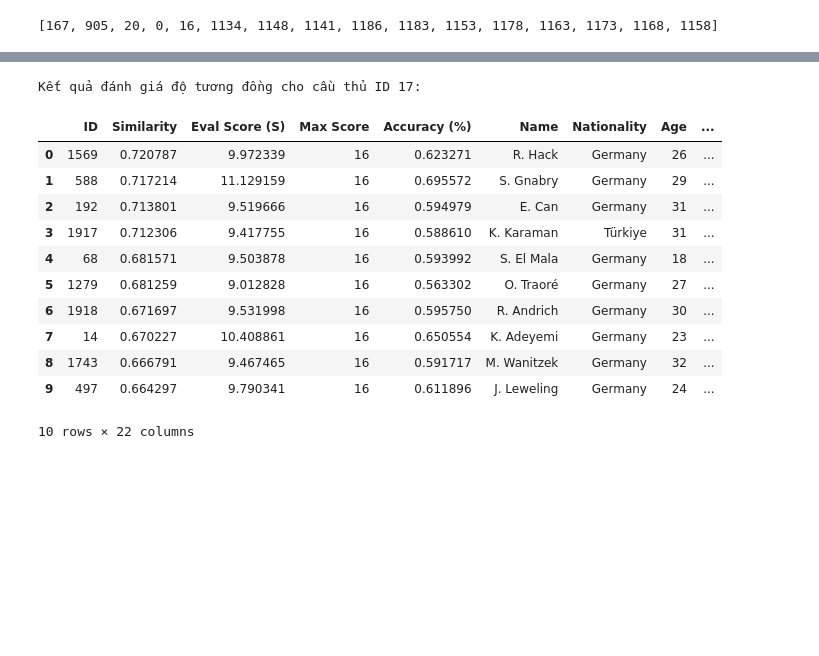
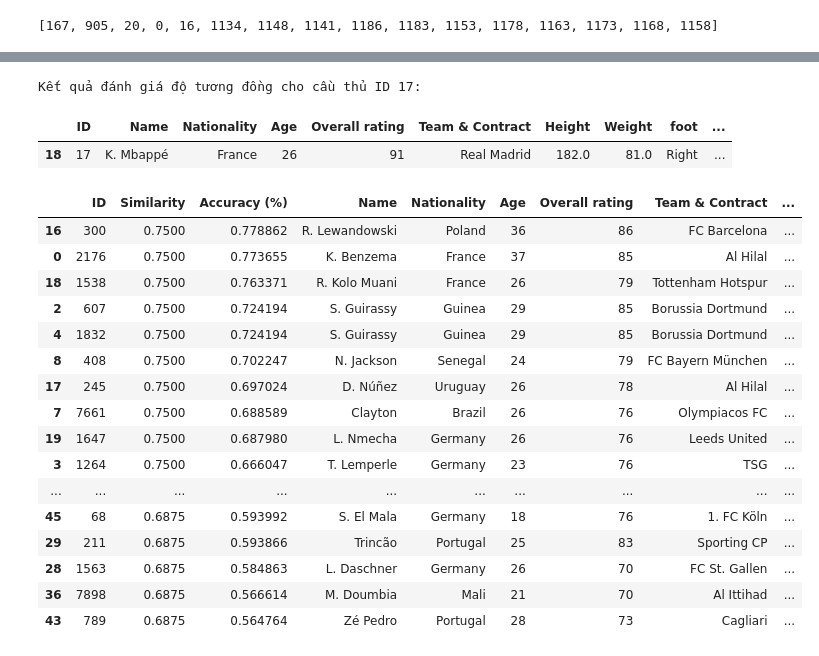
Before and after one commit to Cahoii/playerSimilarity_LDM, a Jupyter notebook: main.ipynb, the cells around one changed output, grey strips where cells are left out. Drawn from its saved outputs; the diff is of its cells as text; code cells hidden in the pictures; blank space fills up the shorter version.

```diff
--- a/main.ipynb
+++ b/main.ipynb
@@ -646,9 +505,0 @@ Saved 11,810 embeddings to ./data/player_embeddings.db
-# %%
-query_id = 17
-player_info = df.loc[df["ID"] == query_id]
-
-if player_info.empty:
-    print(f"Không tìm thấy cầu thủ có ID = {query_id}")
-else:
-    display(player_info)
-find_similar_players(query_id, top_n=10)
@@ -669,5 +506,6 @@ find_similar_players(query_id, top_n=10)
 # %%
 from IPython.display import display
+
 def calculate_evaluation_score(query_id, similar_df):
     # Lấy thông tin cầu thủ query từ dataframe gốc
     query_row = df.loc[df['ID'] == query_id].iloc[0]
@@ -694,50 +532,58 @@ def calculate_evaluation_score(query_id, similar_df):
                 q_val = float(query_row[col])
                 c_val = float(candidate_row[col])
 
                 # Xử lý trường hợp cả 2 đều bằng 0
                 if q_val == 0 and c_val == 0:
                     S += 1.0
                 elif max(q_val, c_val) != 0:
                     S += min(q_val, c_val) / max(q_val, c_val)
             except (ValueError, TypeError):
                 pass # Bỏ qua nếu dữ liệu lỗi
         scores.append(S)
 
     # Tạo bản sao của dataframe kết quả để thêm cột điểm
     result_df = similar_df.copy()
 
     # Số lượng features
     total_features = len(cat_features) + len(num_features)
 
-    # Chèn cột Evaluation Score (S)
-    result_df.insert(2, 'Eval Score (S)', scores)
+    # Chèn thêm cột Độ chính xác (%)
+    accuracies = [s / total_features for s in scores]
+    result_df.insert(2, 'Accuracy (%)', accuracies)
 
-    # Chèn cột Max Score để dễ so sánh
-    result_df.insert(3, 'Max Score', total_features)
-
-    # Chèn thêm cột Độ chính xác (%)
-    result_df.insert(4, 'Accuracy (%)', (result_df['Eval Score (S)'] / total_features))
+    # SẮP XẾP DF TẠI ĐÂY
+    # Lưu ý: Đảm bảo cột tính khoảng cách từ find_similar_players có tên chính xác là 'Similarity'
+    result_df = result_df.sort_values(by=['Similarity', 'Accuracy (%)'], ascending=[False, False])
 
     return result_df
 
 # Thử nghiệm hàm đánh giá với query_id = 17
 query_id = 17
-similar_players = find_similar_players(query_id, top_n=10)
+player_info = df.loc[df["ID"] == query_id]
+similar_players = find_similar_players(query_id, top_n=50)
 evaluated_results = calculate_evaluation_score(query_id, similar_players)
 
 print(f"Kết quả đánh giá độ tương đồng cho cầu thủ ID {query_id}:")
+display(player_info)
 display(evaluated_results)
 # %% [output]
 Kết quả đánh giá độ tương đồng cho cầu thủ ID 17:
-|  | ID | Similarity | Eval Score (S) | Max Score | Accuracy (%) | Name | Nationality | Age | ... |
-| 0 | 1569 | 0.720787 | 9.972339 | 16 | 0.623271 | R. Hack | Germany | 26 | ... |
-| 1 | 588 | 0.717214 | 11.129159 | 16 | 0.695572 | S. Gnabry | Germany | 29 | ... |
-| 2 | 192 | 0.713801 | 9.519666 | 16 | 0.594979 | E. Can | Germany | 31 | ... |
-| 3 | 1917 | 0.712306 | 9.417755 | 16 | 0.588610 | K. Karaman | Türkiye | 31 | ... |
-| 4 | 68 | 0.681571 | 9.503878 | 16 | 0.593992 | S. El Mala | Germany | 18 | ... |
-| 5 | 1279 | 0.681259 | 9.012828 | 16 | 0.563302 | O. Traoré | Germany | 27 | ... |
-| 6 | 1918 | 0.671697 | 9.531998 | 16 | 0.595750 | R. Andrich | Germany | 30 | ... |
-| 7 | 14 | 0.670227 | 10.408861 | 16 | 0.650554 | K. Adeyemi | Germany | 23 | ... |
-| 8 | 1743 | 0.666791 | 9.467465 | 16 | 0.591717 | M. Wanitzek | Germany | 32 | ... |
-| 9 | 497 | 0.664297 | 9.790341 | 16 | 0.611896 | J. Leweling | Germany | 24 | ... |
+|  | ID | Name | Nationality | Age | Overall rating | Team & Contract | Height | Weight | foot | ... |
+| 18 | 17 | K. Mbappé | France | 26 | 91 | Real Madrid | 182.0 | 81.0 | Right | ... |
-10 rows × 22 columns
+|  | ID | Similarity | Accuracy (%) | Name | Nationality | Age | Overall rating | Team & Contract | ... |
+| 16 | 300 | 0.7500 | 0.778862 | R. Lewandowski | Poland | 36 | 86 | FC Barcelona | ... |
+| 0 | 2176 | 0.7500 | 0.773655 | K. Benzema | France | 37 | 85 | Al Hilal | ... |
+| 18 | 1538 | 0.7500 | 0.763371 | R. Kolo Muani | France | 26 | 79 | Tottenham Hotspur | ... |
+| 2 | 607 | 0.7500 | 0.724194 | S. Guirassy | Guinea | 29 | 85 | Borussia Dortmund | ... |
+| 4 | 1832 | 0.7500 | 0.724194 | S. Guirassy | Guinea | 29 | 85 | Borussia Dortmund | ... |
+| 8 | 408 | 0.7500 | 0.702247 | N. Jackson | Senegal | 24 | 79 | FC Bayern München | ... |
+| 17 | 245 | 0.7500 | 0.697024 | D. Núñez | Uruguay | 26 | 78 | Al Hilal | ... |
+| 7 | 7661 | 0.7500 | 0.688589 | Clayton | Brazil | 26 | 76 | Olympiacos FC | ... |
+| 19 | 1647 | 0.7500 | 0.687980 | L. Nmecha | Germany | 26 | 76 | Leeds United | ... |
+| 3 | 1264 | 0.7500 | 0.666047 | T. Lemperle | Germany | 23 | 76 | TSG | ... |
+| ... | ... | ... | ... | ... | ... | ... | ... | ... | ... |
+| 45 | 68 | 0.6875 | 0.593992 | S. El Mala | Germany | 18 | 76 | 1. FC Köln | ... |
+| 29 | 211 | 0.6875 | 0.593866 | Trincão | Portugal | 25 | 83 | Sporting CP | ... |
+| 28 | 1563 | 0.6875 | 0.584863 | L. Daschner | Germany | 26 | 70 | FC St. Gallen | ... |
+| 36 | 7898 | 0.6875 | 0.566614 | M. Doumbia | Mali | 21 | 70 | Al Ittihad | ... |
+| 43 | 789 | 0.6875 | 0.564764 | Zé Pedro | Portugal | 28 | 73 | Cagliari | ... |
```
Also changed, not shown: parts of 5 cells of this notebook, 3 other files.
